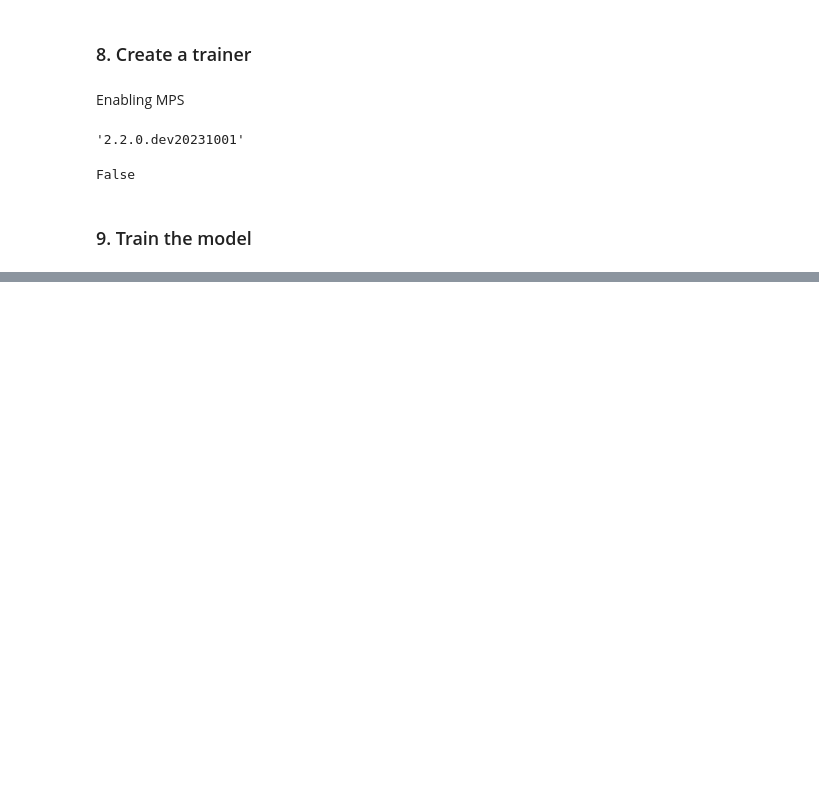
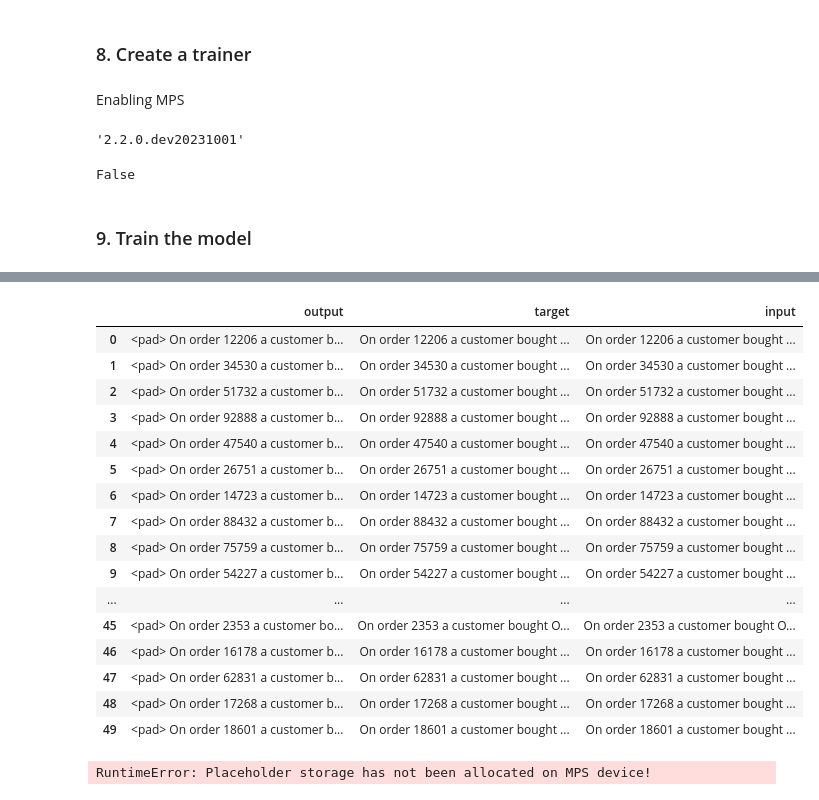
Before and after one commit to xubosen/rotman_mma_datathon_team_2, a Jupyter notebook: Analysis/naive_infilling_classifier.ipynb, the cells around one changed output, grey strips where cells are left out. Saved outputs shown, nothing was run; the diff lists cells and outputs as text; code cells hidden in the pictures; blank space fills up the shorter version.

```diff
--- a/Analysis/naive_infilling_classifier.ipynb
+++ b/Analysis/naive_infilling_classifier.ipynb
@@ -223,0 +226,7 @@ model.save_pretrained(CHECKPOINT_SAVE_PATH)
+# %%
+device = torch.device("mps")
+model = model.to(device)
+# %%
+input_ids = tokenizer(input_text, return_tensors="pt", truncation=True, padding=True, padding_side='left')
+input_ids = input_ids.to(device)
+output_ids = model.generate(input_ids['input_ids'], max_length=512, num_beams=5, do_sample=False, num_return_sequences=1)
@@ -223,0 +244,6 @@ model.save_pretrained(CHECKPOINT_SAVE_PATH)
+# %%
+all_output = tokenizer.batch_decode(output_ids)
+# %%
+all_output_df = pd.DataFrame(all_output, columns=["output"])
+all_output_df["target"] = target_text
+all_output_df["input"] = input_text
@@ -223,0 +260,26 @@ model.save_pretrained(CHECKPOINT_SAVE_PATH)
+# %%
+all_output_df
+# %% [output]
+|  | output | target | input |
+| 0 | <pad> On order 12206 a customer b... | On order 12206 a customer bought ... | On order 12206 a customer bought ... |
+| 1 | <pad> On order 34530 a customer b... | On order 34530 a customer bought ... | On order 34530 a customer bought ... |
+| 2 | <pad> On order 51732 a customer b... | On order 51732 a customer bought ... | On order 51732 a customer bought ... |
+| 3 | <pad> On order 92888 a customer b... | On order 92888 a customer bought ... | On order 92888 a customer bought ... |
+| 4 | <pad> On order 47540 a customer b... | On order 47540 a customer bought ... | On order 47540 a customer bought ... |
+| 5 | <pad> On order 26751 a customer b... | On order 26751 a customer bought ... | On order 26751 a customer bought ... |
+| 6 | <pad> On order 14723 a customer b... | On order 14723 a customer bought ... | On order 14723 a customer bought ... |
+| 7 | <pad> On order 88432 a customer b... | On order 88432 a customer bought ... | On order 88432 a customer bought ... |
+| 8 | <pad> On order 75759 a customer b... | On order 75759 a customer bought ... | On order 75759 a customer bought ... |
+| 9 | <pad> On order 54227 a customer b... | On order 54227 a customer bought ... | On order 54227 a customer bought ... |
+| ... | ... | ... | ... |
+| 45 | <pad> On order 2353 a customer bo... | On order 2353 a customer bought O... | On order 2353 a customer bought O... |
+| 46 | <pad> On order 16178 a customer b... | On order 16178 a customer bought ... | On order 16178 a customer bought ... |
+| 47 | <pad> On order 62831 a customer b... | On order 62831 a customer bought ... | On order 62831 a customer bought ... |
+| 48 | <pad> On order 17268 a customer b... | On order 17268 a customer bought ... | On order 17268 a customer bought ... |
+| 49 | <pad> On order 18601 a customer b... | On order 18601 a customer bought ... | On order 18601 a customer bought ... |
+# %%
+input_text = input_text[5]
+target_text = target_text[5]
+get_substitute_score(input_text, target_text, all_output[5])
+# %% [output]
+RuntimeError: Placeholder storage has not been allocated on MPS device!
```
Also changed, not shown: parts of 12 cells of this notebook, 4 other files.
